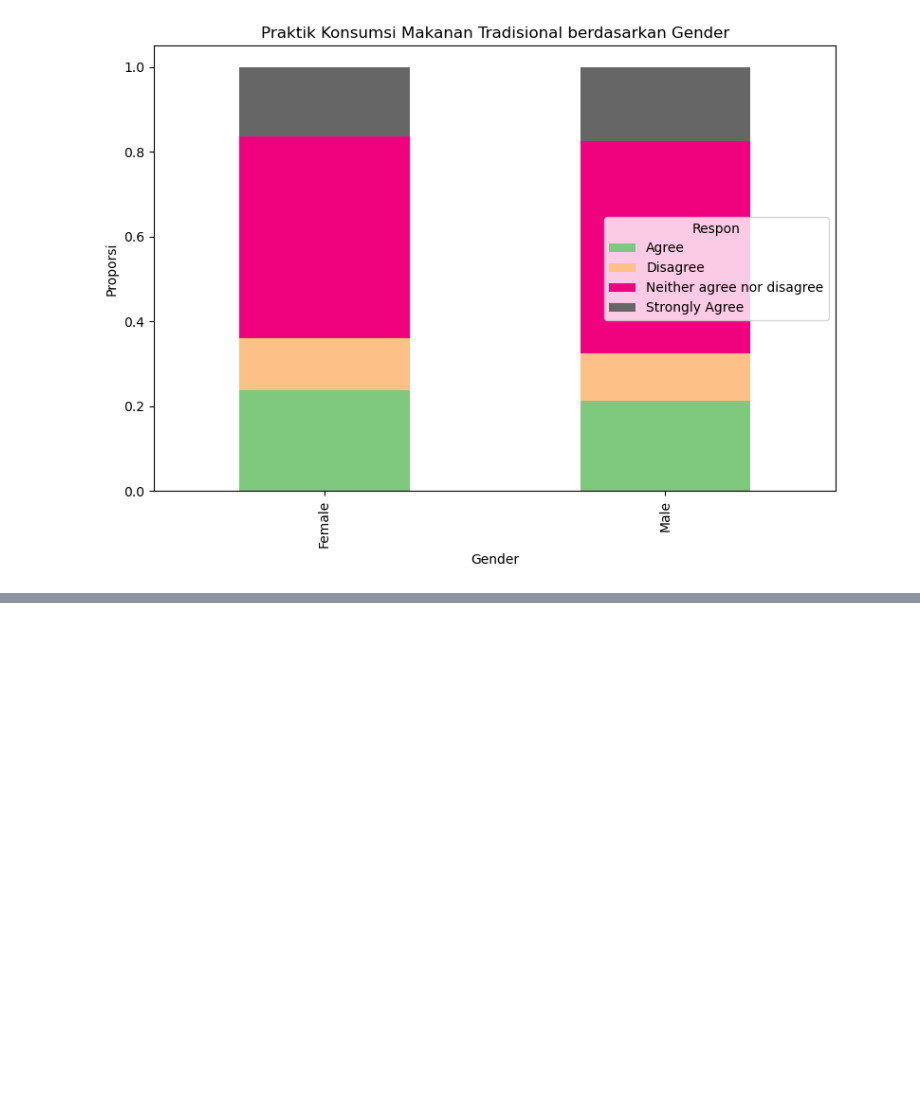
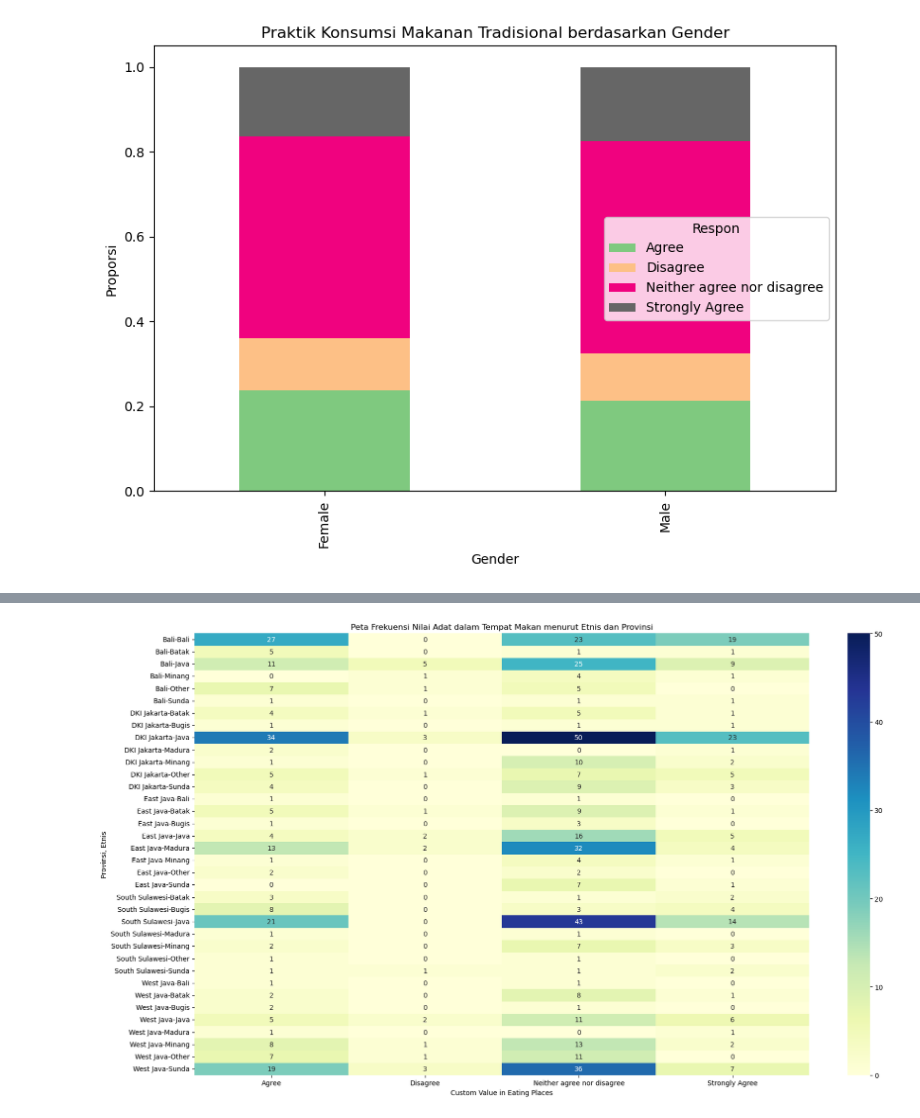
Before and after one commit to Fajrimughni/Final_Project_Fajri, a Jupyter notebook: food_consumption.ipynb, the cells around one changed output, grey strips where cells are left out. Saved outputs shown, nothing was run; the diff lists cells and outputs as text; code cells hidden in the pictures; blank space fills up the shorter version.

```diff
--- a/food_consumption.ipynb
+++ b/food_consumption.ipynb
@@ -72,0 +155,16 @@ plt.show()
+# %%
+# Buat pivot table
+pivot = pd.crosstab(
+    [df_consumption['province'], df_consumption['ethnic']],
+    df_consumption['custom_value_in_eating_places']
+)
+
+plt.figure(figsize=(18, 10))
+sns.heatmap(pivot, annot=True, fmt='d', cmap='YlGnBu')
+plt.title('Peta Frekuensi Nilai Adat dalam Tempat Makan menurut Etnis dan Provinsi')
+plt.ylabel('Provinsi, Etnis')
+plt.xlabel('Custom Value in Eating Places')
+plt.tight_layout()
+plt.show()
+# %% [output]
+[figure, added]
```
Also changed, not shown: parts of 5 cells of this notebook, 2 other files.
